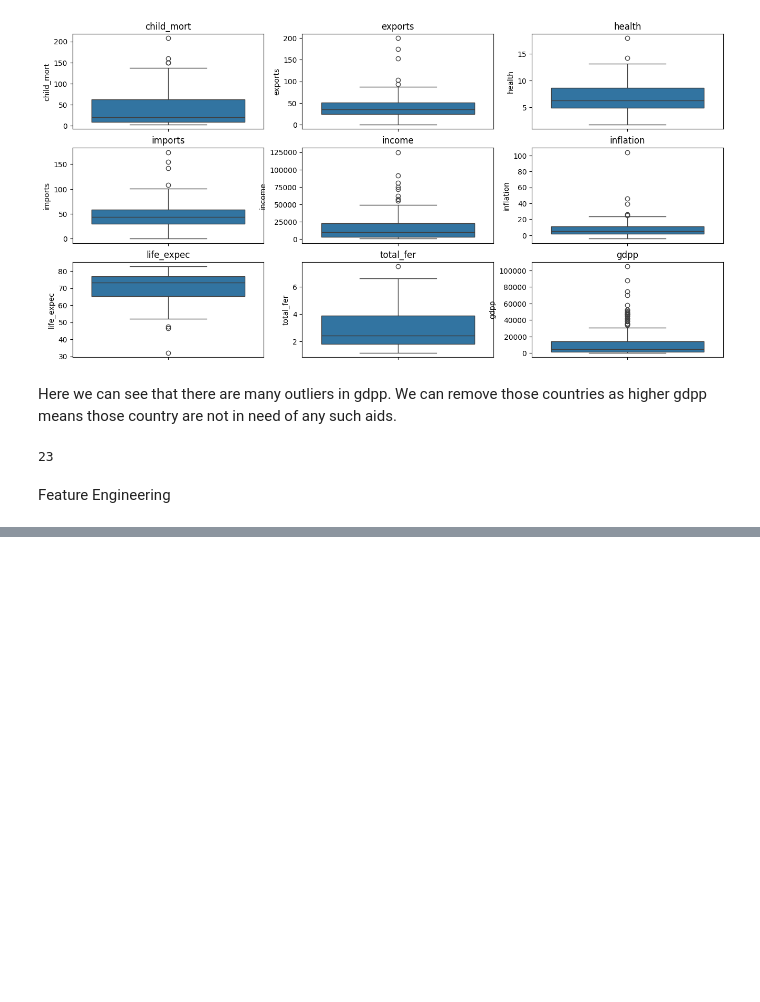
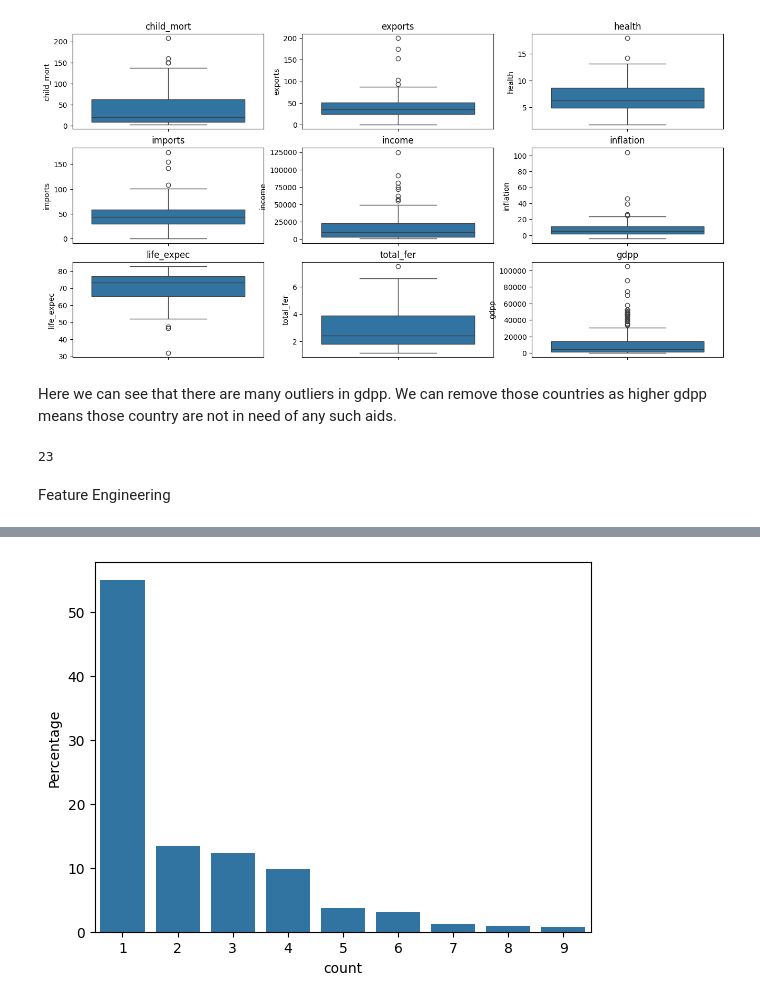
Before and after one commit to Axkratos/AllocatingFund, a Jupyter notebook: allocating_fund.ipynb, the cells around one changed output, grey strips where cells are left out. Drawn from its saved outputs; the diff is of its cells as text; code cells hidden in the pictures; blank space fills up the shorter version.

```diff
--- a/allocating_fund.ipynb
+++ b/allocating_fund.ipynb
@@ -264,0 +298,2 @@ Feature Engineering
+# %%
+df_minmax=pd.DataFrame(df_minmax,columns=numerical_col)
@@ -264,0 +309,3 @@ Feature Engineering
+# %%
+pca=PCA(svd_solver='auto')
+pca
@@ -264,0 +314,2 @@ Feature Engineering
+# %%
+pca_df=pd.DataFrame(pca.fit_transform(df_minmax),columns=numerical_col)
@@ -264,0 +325,9 @@ Feature Engineering
+# %%
+var_per=np.round(pca.explained_variance_ratio_*100,decimals=2)
+# %%
+sns.barplot(x=list(range(1, len(var_per)+1)),y=var_per)
+plt.xlabel('count')
+plt.ylabel('Percentage')
+plt.show()
+# %% [output]
+[figure, added]
```
Also changed, not shown: parts of 13 cells of this notebook.
